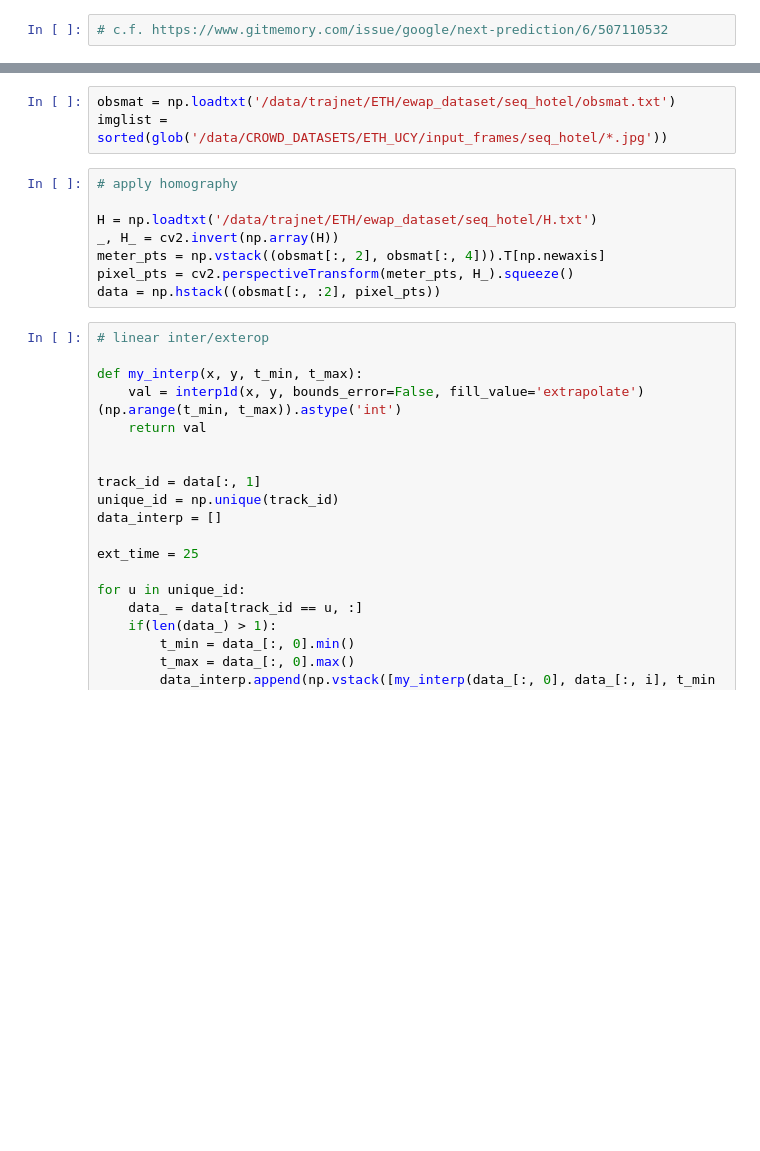
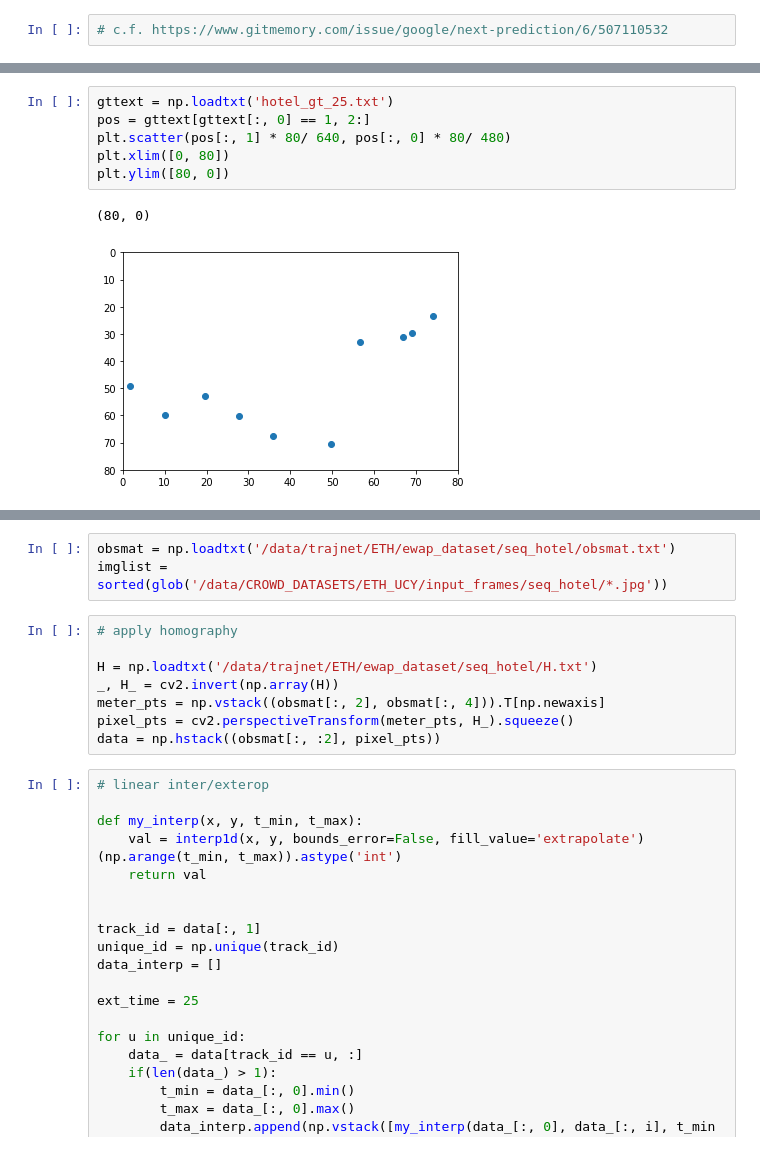
Before and after one commit to yonetaniryo/C-3-Framework, a Jupyter notebook: visualize_hotel.ipynb, the cells around one changed output, grey strips where cells are left out. Saved outputs shown, nothing was run; the diff lists cells and outputs as text; blank space fills up the shorter version.

```diff
--- a/visualize_hotel.ipynb
+++ b/visualize_hotel.ipynb
@@ -10,0 +24,9 @@ from scipy.interpolate import interp1d
+# %%
+gttext = np.loadtxt('hotel_gt_25.txt')
+pos = gttext[gttext[:, 0] == 1, 2:]
+plt.scatter(pos[:, 1] * 80/ 640, pos[:, 0] * 80/ 480)
+plt.xlim([0, 80])
+plt.ylim([80, 0])
+# %% [output]
+(80, 0)
+[figure, added]
```
Also changed, not shown: parts of 11 cells of this notebook, 16 other files.
